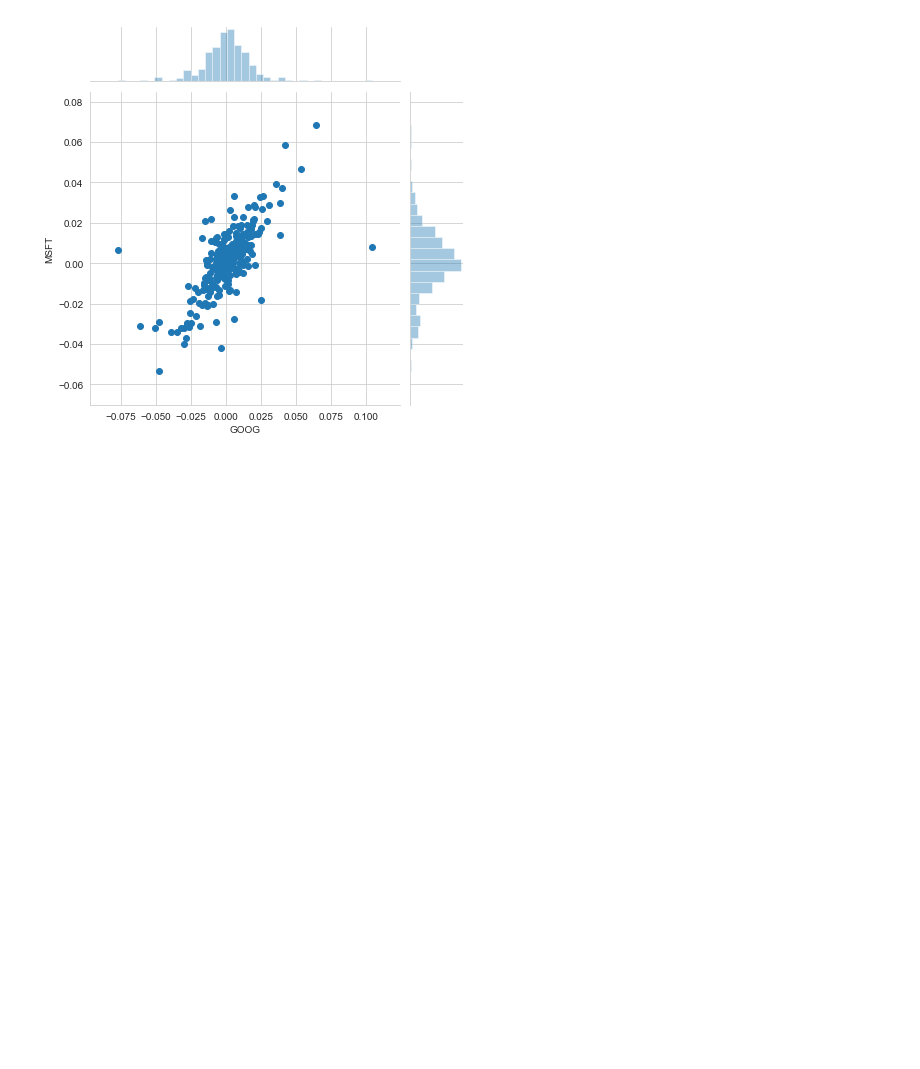
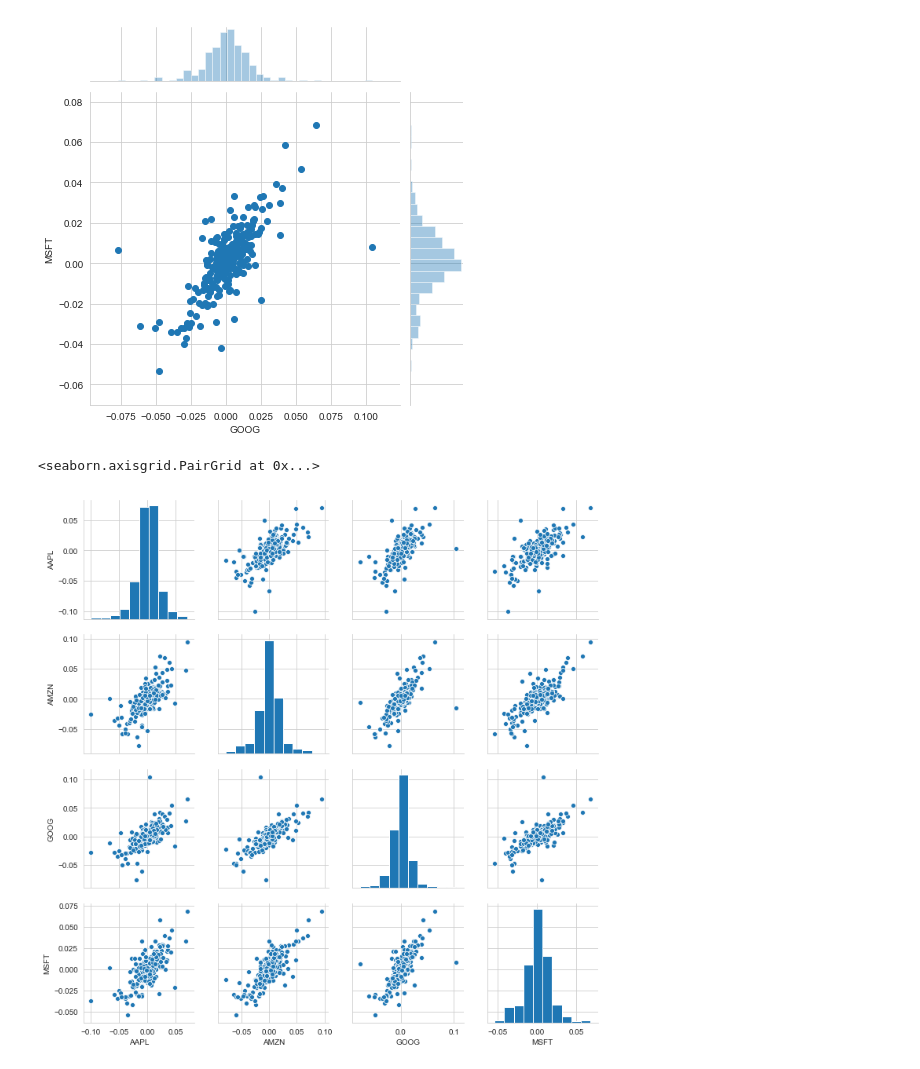
Before and after one commit to tsubauaaa/Udemy-PracticePythonDataScience, a Jupyter notebook: lec60-65-株価データの解析.ipynb, the cells around one changed output. Saved outputs shown, nothing was run; the diff lists cells and outputs as text; code cells hidden in the pictures; blank space fills up the shorter version.

```diff
--- a/lec60-65-株価データの解析.ipynb
+++ b/lec60-65-株価データの解析.ipynb
@@ -122,3 +122,9 @@ sns.jointplot('GOOG','MSFT',tech_rets,kind='scatter')
 # %% [output]
 <seaborn.axisgrid.JointGrid at 0x...>
 [figure]
+# %%
+# 2社の比較を全社対象で行う
+sns.pairplot(tech_rets.dropna())
+# %% [output]
+<seaborn.axisgrid.PairGrid at 0x...>
+[figure, added]
```
Also changed, not shown: parts of 16 cells of this notebook.
